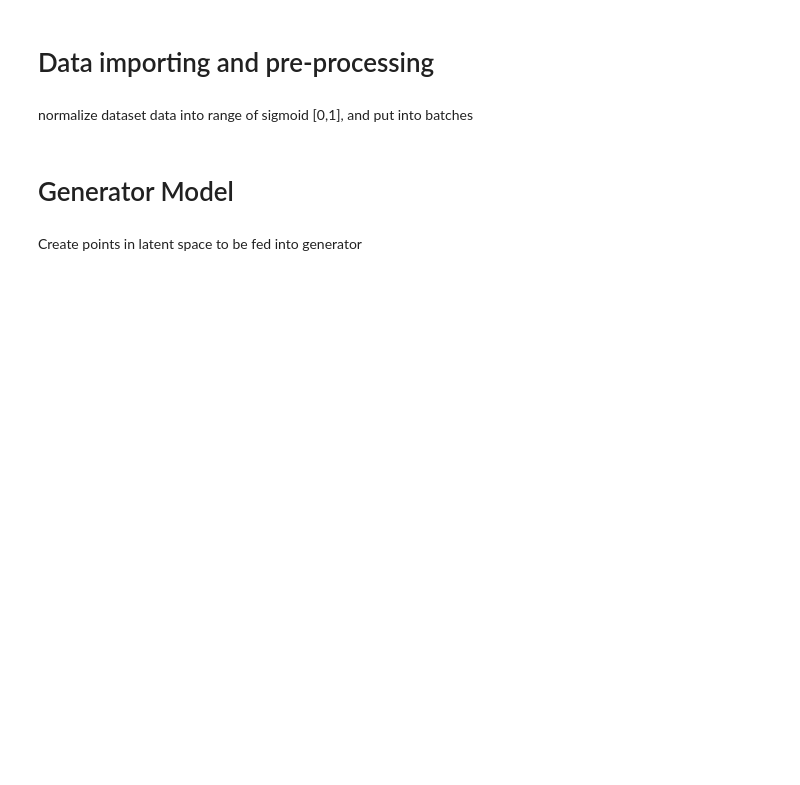
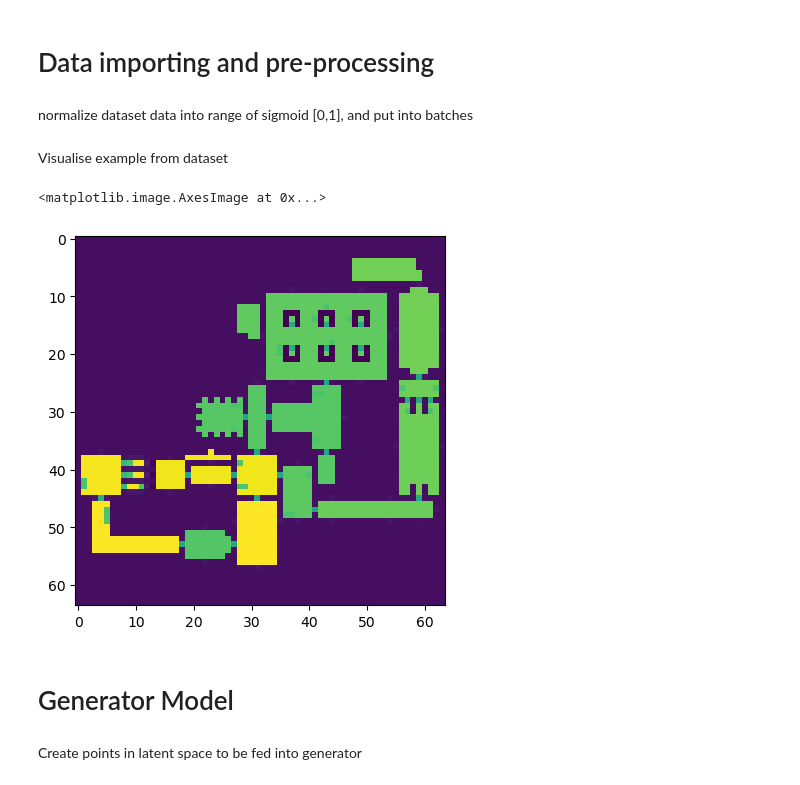
Before and after one commit to natha5/WolfGAN, a Jupyter notebook: GAN.ipynb, the cells around one changed output. Saved outputs shown, nothing was run; the diff lists cells and outputs as text; code cells hidden in the pictures; blank space fills up the shorter version.

```diff
--- a/GAN.ipynb
+++ b/GAN.ipynb
@@ -41,6 +41,13 @@ x_real_train /=255
 
 
 training_data = tf.data.Dataset.from_tensor_slices(x_real_train).shuffle(TRAIN_DATA_SIZE).batch(BATCH_SIZE)
+# %% [markdown]
+Visualise example from dataset
+# %%
+plt.imshow(x_real_train[0])
+# %% [output]
+<matplotlib.image.AxesImage at 0x...>
+[figure, added]
 # %% [markdown]
 # Generator Model
 # %% [markdown]
```
Also changed, not shown: parts of 9 cells of this notebook.
